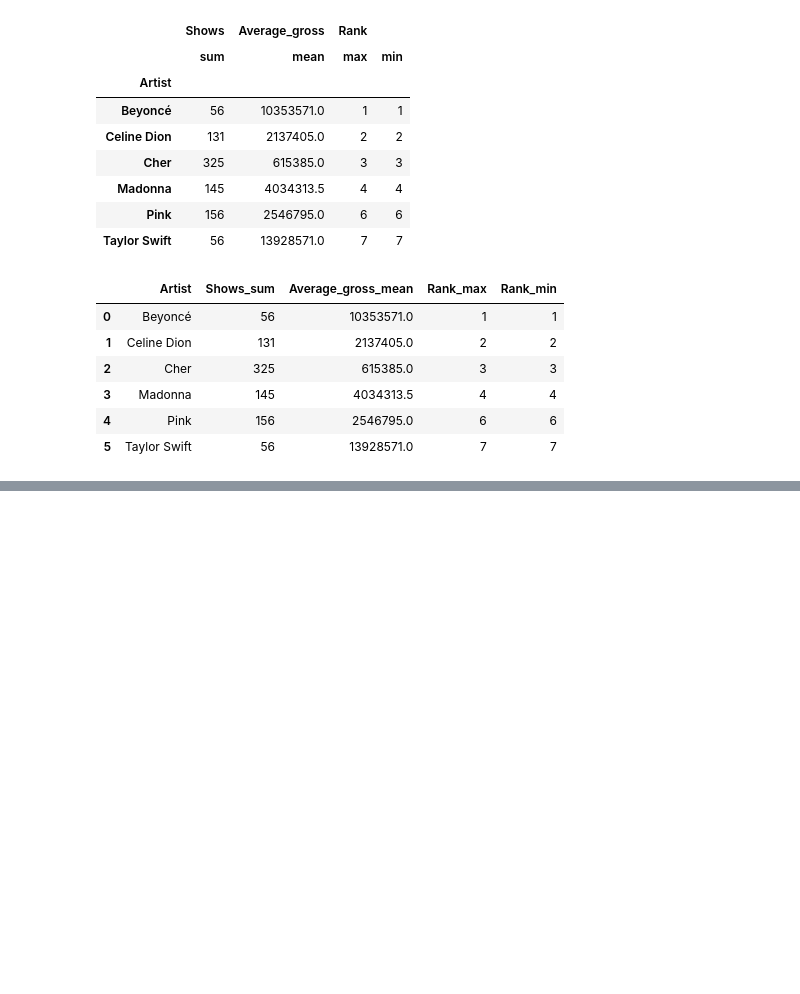
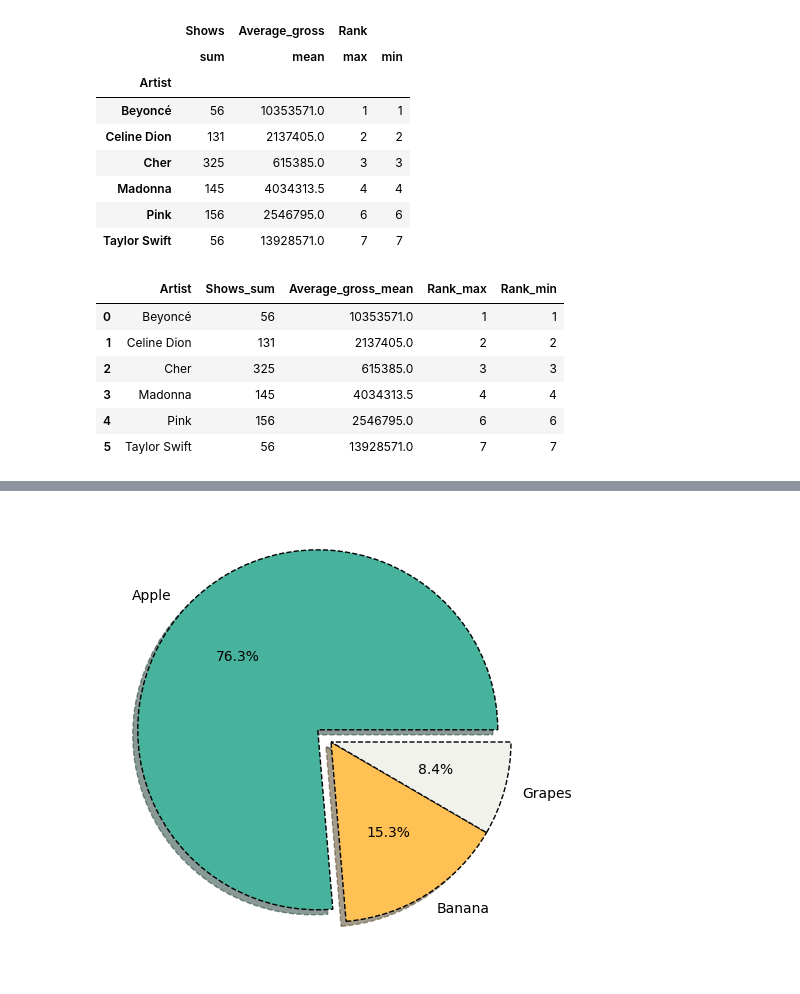
Before and after one commit to mohitmishra8921/Datascience, a Jupyter notebook: kaggle.ipynb, the cells around one changed output, grey strips where cells are left out. Drawn from its saved outputs; the diff is of its cells as text; code cells hidden in the pictures; blank space fills up the shorter version.

Commit message:
practice pie chart

```diff
--- a/kaggle.ipynb
+++ b/kaggle.ipynb
@@ -475,0 +476,11 @@ plt.style.use('petroff10')
+# %%
+import matplotlib.pyplot as plt
+Fruits = ['Apple','Banana','Grapes']
+liked = [500,100,55]
+explode =[0.1,0,0,]
+colors = ('#47B39C','#FFC154','#f0f2eb')
+plt.pie(liked,labels=Fruits,explode=explode,autopct='%1.1f%%',shadow = True,colors=colors,wedgeprops=
+    {'edgecolor':"black",'linestyle' :'--'})
+plt.tight_layout()
+# %% [output]
+[figure, added]
```
Also changed, not shown: parts of 1 cell of this notebook, 1 other file.
